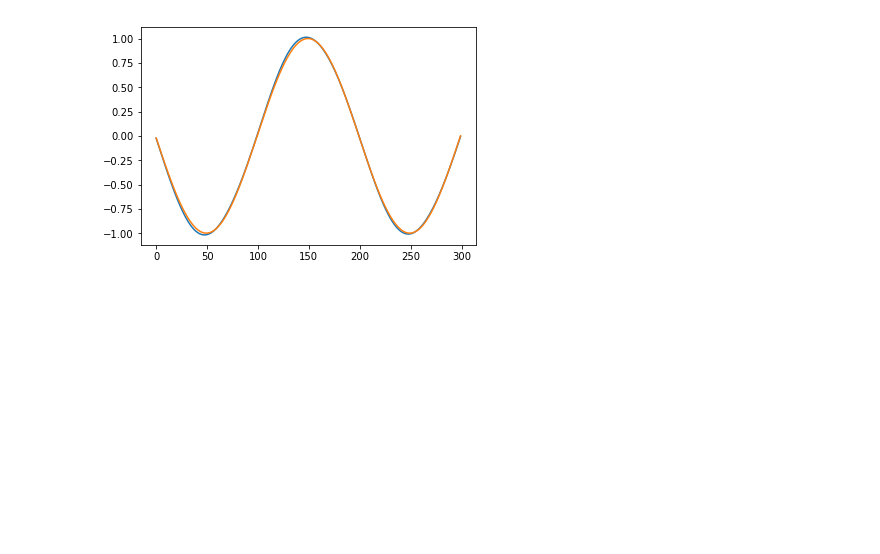
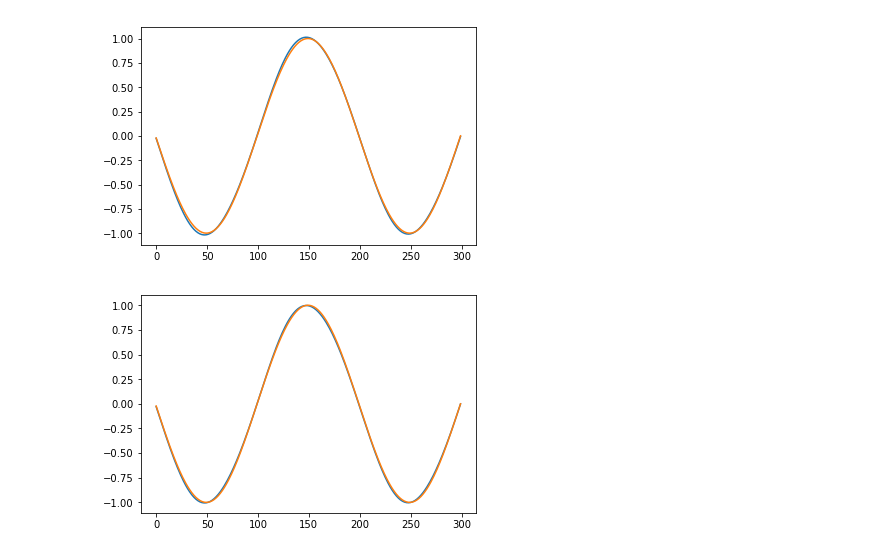
Before and after one commit to kalekiu/easyesn, a Jupyter notebook: examples/PredictionExample.ipynb, the cells around one changed output. Cells and saved outputs as stored; diff of their text form; code cells hidden in the pictures; blank space fills up the shorter version.

```diff
--- a/examples/PredictionExample.ipynb
+++ b/examples/PredictionExample.ipynb
@@ -60,3 +58,10 @@ plt.plot(inputDataValidation)
 plt.show()
 # %% [output]
 [figure]
+# %%
+one_step_prediction = esn.predict(inputDataValidation)
+plt.plot(one_step_prediction[:, 0])
+plt.plot(inputDataValidation)
+plt.show()
+# %% [output]
+[figure, added]
```
Also changed, not shown: parts of 3 cells of this notebook, 2 other files.
